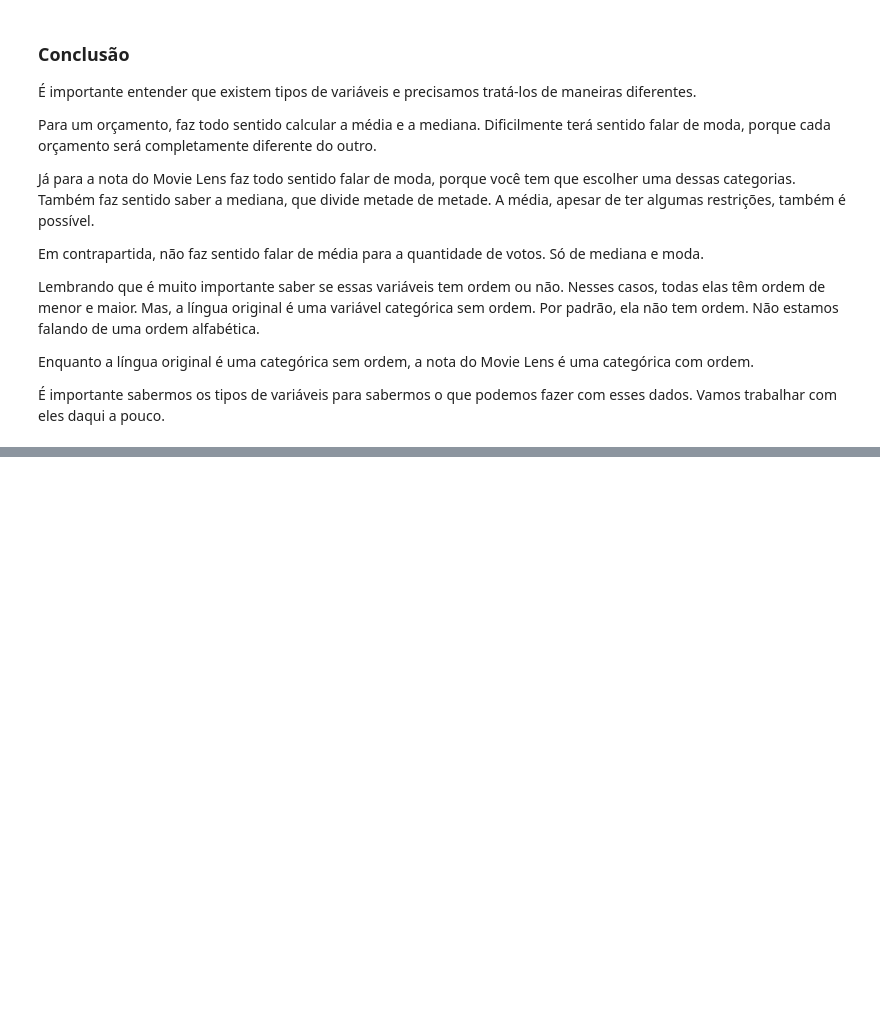
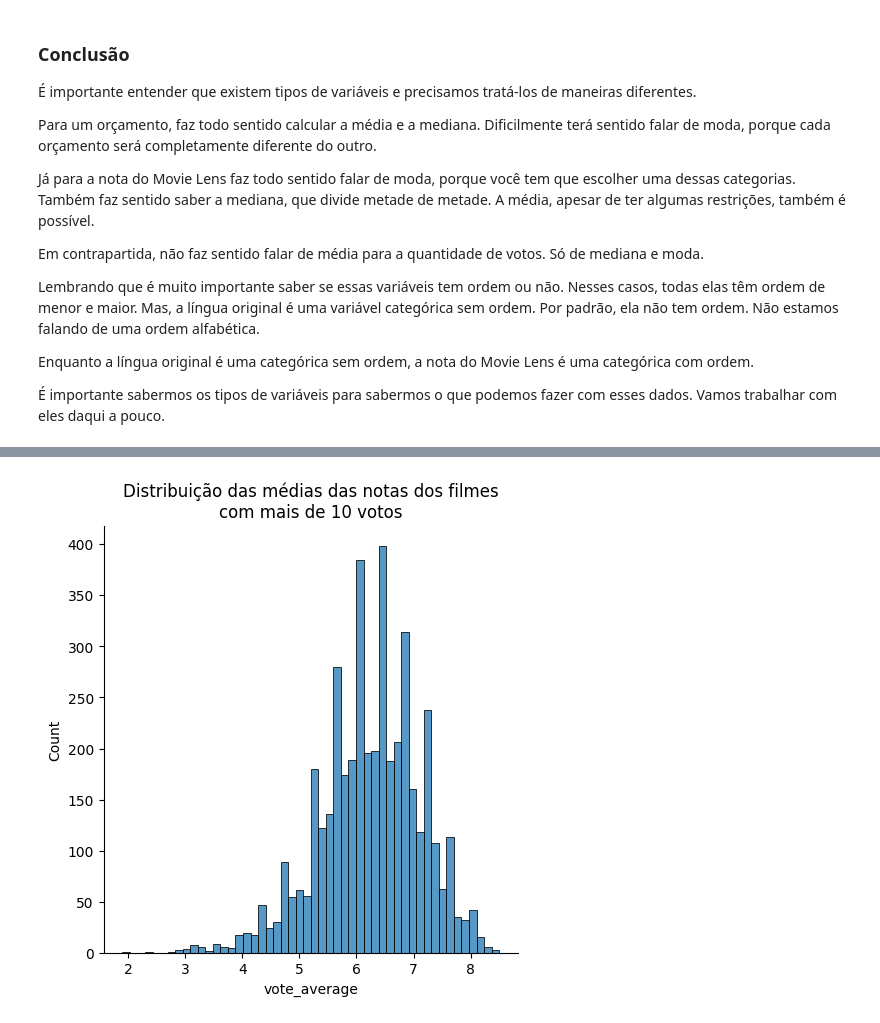
Before and after one commit to orlandojsjunior/Data_Science-explorando_e_analisando_dados, a Jupyter notebook: Explorando_e_analisando_dados.ipynb, the cells around one changed output, grey strips where cells are left out. Saved outputs shown, nothing was run; the diff lists cells and outputs as text; code cells hidden in the pictures; blank space fills up the shorter version.

Commit message:
Aula 3 - Atividade 8 Faça como eu fiz: explorando a nossa base dos filmes

```diff
--- a/Explorando_e_analisando_dados.ipynb
+++ b/Explorando_e_analisando_dados.ipynb
@@ -494,0 +499,8 @@ Enquanto a língua original é uma categórica sem ordem, a nota do Movie Lens
+# %%
+import matplotlib.pyplot as plt
+mais_de_10_votos = tmdb.query("vote_count > 10")
+sns.displot(mais_de_10_votos["vote_average"])
+plt.title("Distribuição das médias das notas dos filmes\ncom mais de 10 votos")
+plt.show()
+# %% [output]
+[figure, added]
```
Also changed, not shown: parts of 3 cells of this notebook.
